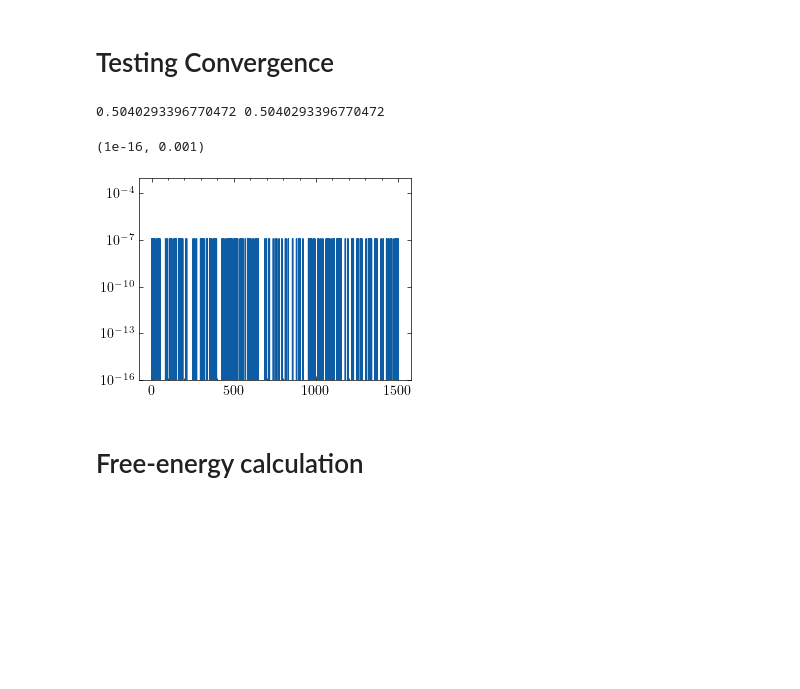
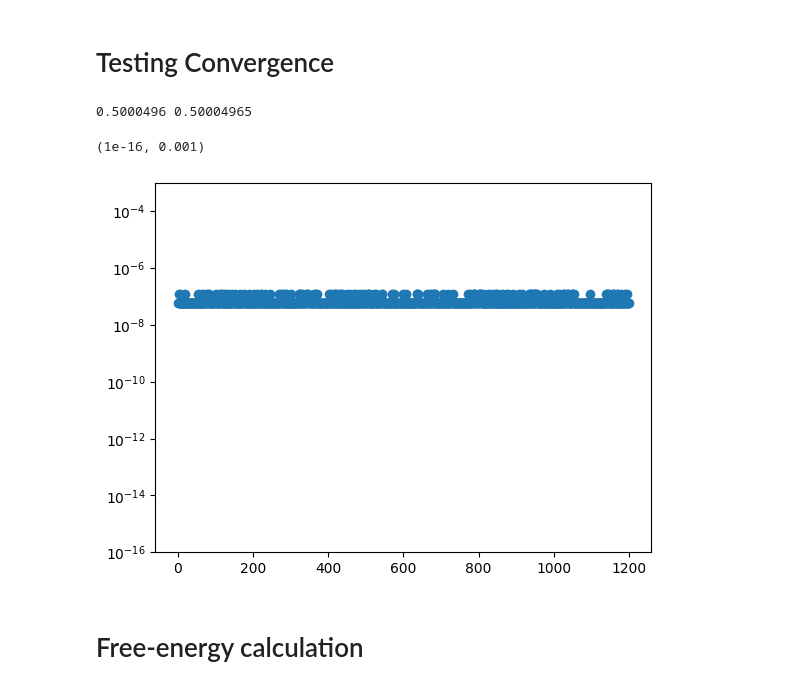
Before and after one commit to elvissoares/spectralETD, a Jupyter notebook: CH2d.ipynb, the cells around one changed output. Cells and saved outputs as stored; diff of their text form; code cells hidden in the pictures; blank space fills up the shorter version.

Commit message:
Updating spectralETD.py and examples

```diff
--- a/CH2d.ipynb
+++ b/CH2d.ipynb
@@ -94,0 +20,2 @@ Nframes
+# %%
+CH = spectralETD(ndim=2,method='ETD',device='cuda')
@@ -94,0 +52,15 @@ Nframes
+# %%
+T = 1200 # total time
+
+# Setting Initial condition
+seed = 12345 # (random seed for reproducibility)
+rng = np.random.default_rng(seed)
+noise = 0.01
+mean = 0.5
+n0 = mean + noise*rng.standard_normal((CH.Ngrid[0],CH.Ngrid[1]))  # initial condition
+CH.Set_Field(n0)
+
+# Calculate the dynamics
+# ti: initial time, tf: final time, print_every: how often to print progress
+# The output is a tuple (t, n) where t is the time array and n is the field array
+t, n = CH.Calculate_Dynamics(ti=0.0, tf=T, print_every=100)
@@ -138,23 +141,20 @@ plt.yticks([])
 # %% [markdown]
 # Testing Convergence
 # %%
-print(n[0].sum()*dx**2/L**2,n[-1].sum()*dx**2/L**2)
+print(n[0].mean(),n[-1].mean())
 # %% [output]
-0.5040293396770472 0.5040293396770472
+0.5000496 0.50004965
-# %%
-error = np.zeros(Nframes)
-t = np.linspace(0.0,Nsteps*h,Nframes)
-for i in range(Nframes):
-    error[i] = np.abs(np.sum(n[0])-np.sum(n[i]))/np.sum(n[0])
+# %%
+error= np.abs(np.mean(n[0])-np.mean(n,axis=(1,2)))
 # %%
 # np.save('../../results/conservation-CH-'+method+'.npy',[t,error])
 # %%
 plt.yscale('log')
-plt.plot(t[1:],error[1:])
+plt.scatter(t,error)
 plt.ylim(1e-16,1e-3)
 # %% [output]
 (1e-16, 0.001)
-[figure, old version]
+[figure, new version]
 # %% [markdown]
 # Free-energy calculation
 # %%
```
Also changed, not shown: parts of 23 cells of this notebook, 5 other files.
